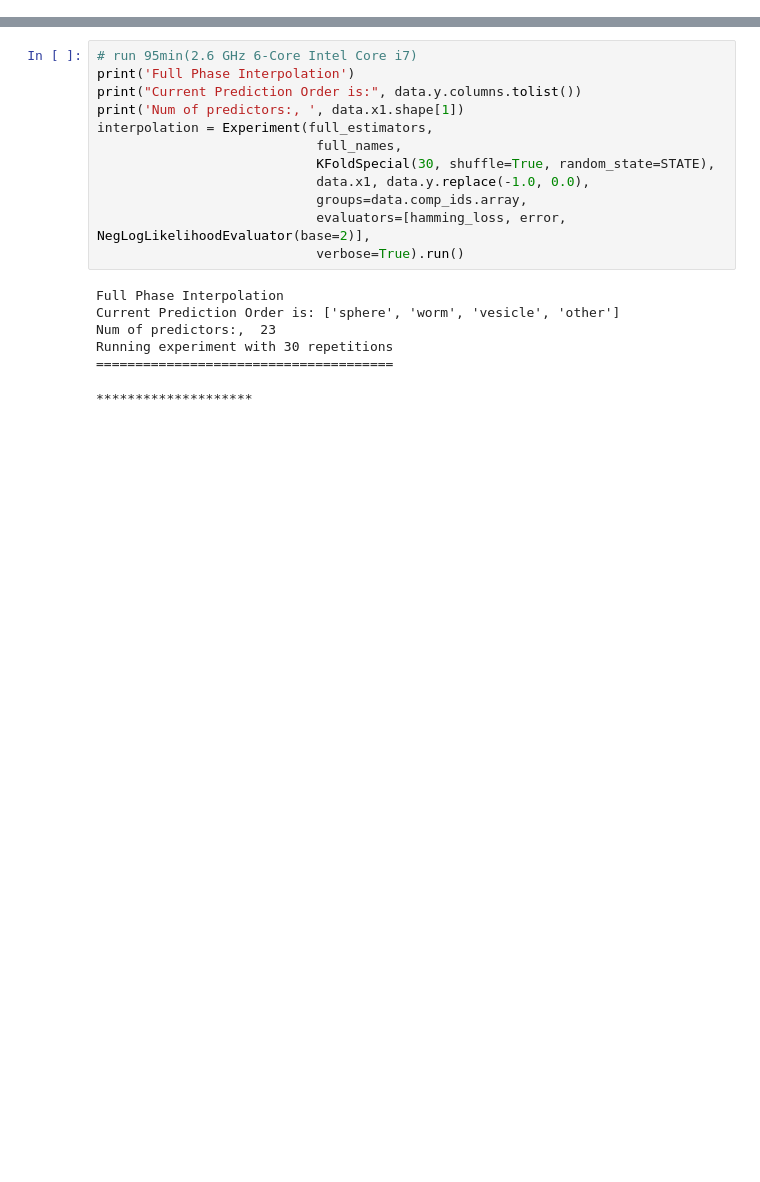
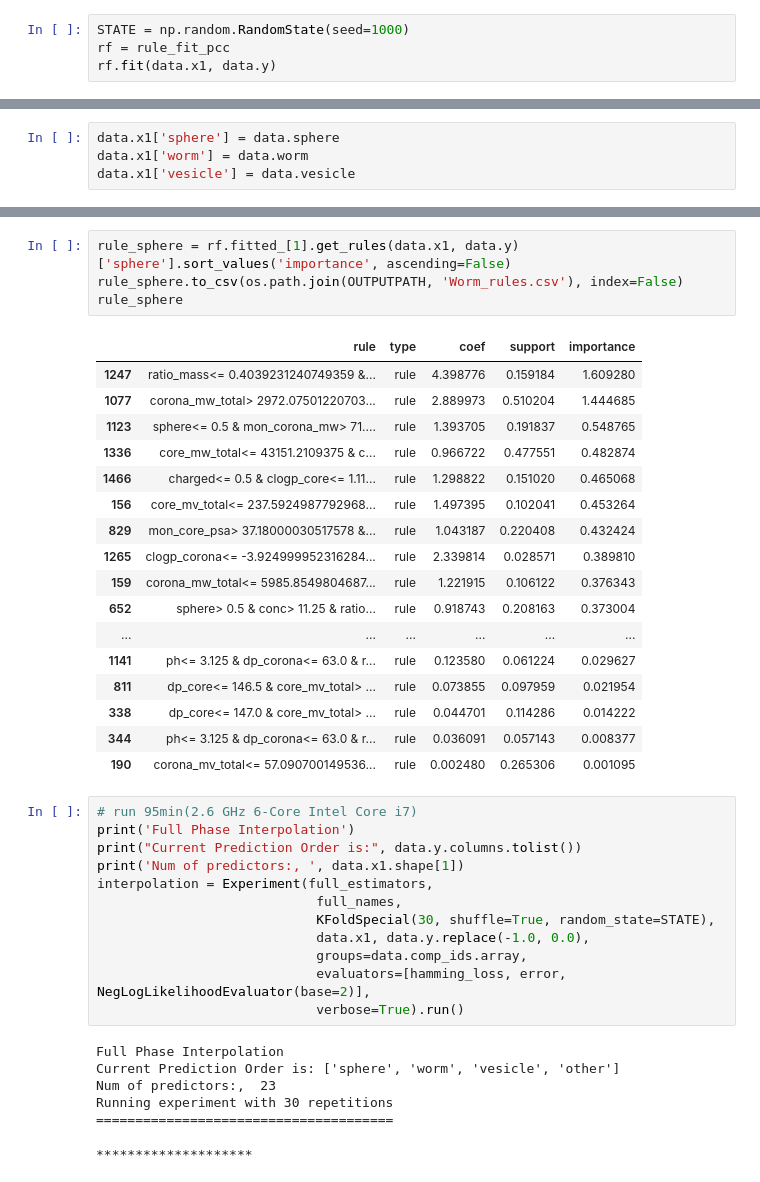
Before and after one commit to marioboley/PISA_ML, a Jupyter notebook: rules.ipynb, the cells around one changed output, grey strips where cells are left out. Saved outputs shown, nothing was run; the diff lists cells and outputs as text; blank space fills up the shorter version.

Commit message:
Update rules to output files
Not validate RuleWrapper working

```diff
--- a/rules.ipynb
+++ b/rules.ipynb
@@ -10,0 +9,4 @@ full_names = ['RuleFit_pcc']
+# %%
+STATE = np.random.RandomState(seed=1000)
+rf = rule_fit_pcc
+rf.fit(data.x1, data.y)
@@ -10,0 +15,4 @@ full_names = ['RuleFit_pcc']
+# %%
+data.x1['sphere'] = data.sphere
+data.x1['worm'] = data.worm
+data.x1['vesicle'] = data.vesicle
@@ -11,3 +37,25 @@ full_names = ['RuleFit_pcc']
+# %%
+rule_sphere = rf.fitted_[1].get_rules(data.x1, data.y)['sphere'].sort_values('importance', ascending=False)
+rule_sphere.to_csv(os.path.join(OUTPUTPATH, 'Worm_rules.csv'), index=False)
+rule_sphere
+# %% [output]
+|  | rule | type | coef | support | importance |
+| 1247 | ratio_mass<= 0.4039231240749359 &... | rule | 4.398776 | 0.159184 | 1.609280 |
+| 1077 | corona_mw_total> 2972.07501220703... | rule | 2.889973 | 0.510204 | 1.444685 |
+| 1123 | sphere<= 0.5 & mon_corona_mw> 71.... | rule | 1.393705 | 0.191837 | 0.548765 |
+| 1336 | core_mw_total<= 43151.2109375 & c... | rule | 0.966722 | 0.477551 | 0.482874 |
+| 1466 | charged<= 0.5 & clogp_core<= 1.11... | rule | 1.298822 | 0.151020 | 0.465068 |
+| 156 | core_mv_total<= 237.5924987792968... | rule | 1.497395 | 0.102041 | 0.453264 |
+| 829 | mon_core_psa> 37.18000030517578 &... | rule | 1.043187 | 0.220408 | 0.432424 |
+| 1265 | clogp_corona<= -3.924999952316284... | rule | 2.339814 | 0.028571 | 0.389810 |
+| 159 | corona_mw_total<= 5985.8549804687... | rule | 1.221915 | 0.106122 | 0.376343 |
+| 652 | sphere> 0.5 & conc> 11.25 & ratio... | rule | 0.918743 | 0.208163 | 0.373004 |
+| ... | ... | ... | ... | ... | ... |
+| 1141 | ph<= 3.125 & dp_corona<= 63.0 & r... | rule | 0.123580 | 0.061224 | 0.029627 |
+| 811 | dp_core<= 146.5 & core_mv_total> ... | rule | 0.073855 | 0.097959 | 0.021954 |
+| 338 | dp_core<= 147.0 & core_mv_total> ... | rule | 0.044701 | 0.114286 | 0.014222 |
+| 344 | ph<= 3.125 & dp_corona<= 63.0 & r... | rule | 0.036091 | 0.057143 | 0.008377 |
+| 190 | corona_mv_total<= 57.090700149536... | rule | 0.002480 | 0.265306 | 0.001095 |
 # %%
 # run 95min(2.6 GHz 6-Core Intel Core i7)
 print('Full Phase Interpolation')
```
Also changed, not shown: parts of 4 cells of this notebook.
